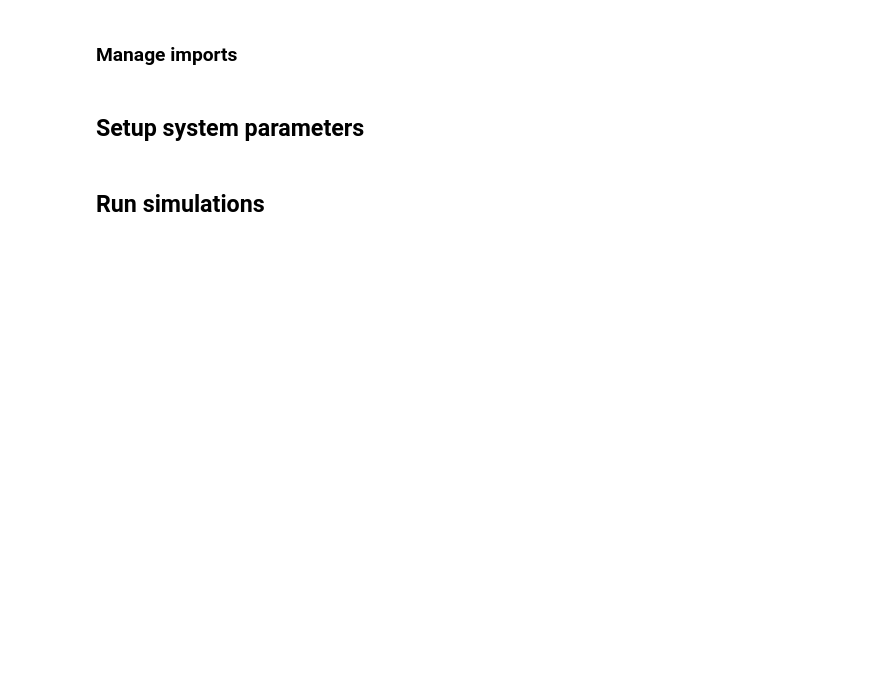
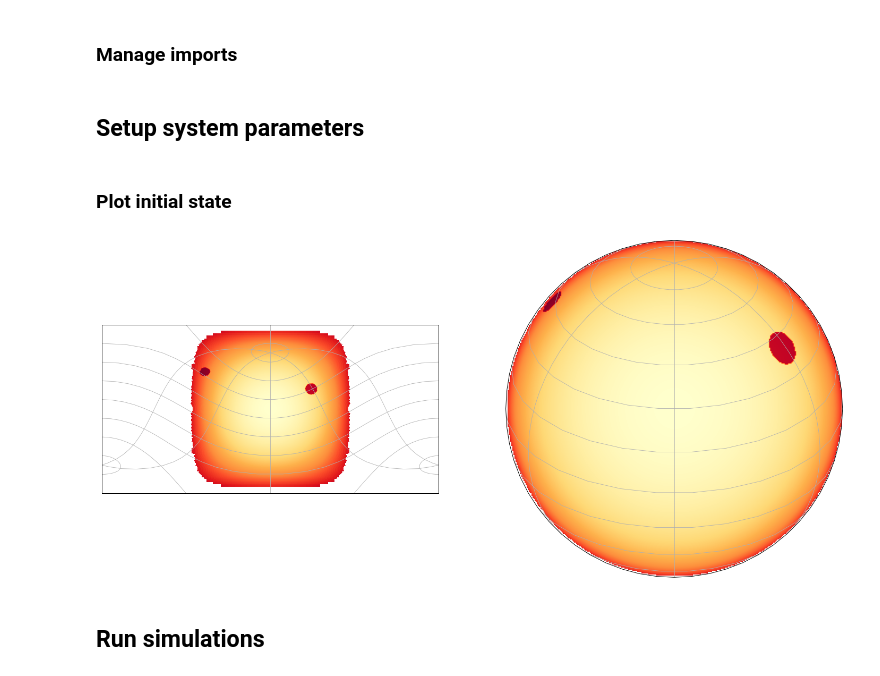
Before and after one commit to Millmer/Starspot-Model, a Jupyter notebook: Model.ipynb, the cells around one changed output. Drawn from its saved outputs; the diff is of its cells as text; code cells hidden in the pictures; blank space fills up the shorter version.

```diff
--- a/Model.ipynb
+++ b/Model.ipynb
@@ -76,6 +84,31 @@ planet = Planet(params)
 
 # System params: star, planet, params
 system = System(star, planet, params)
+# %% [markdown]
+### Plot initial state
+# %%
+fig, axes = plt.subplots(1,2,figsize=(25,25))
+
+cmap = plt.cm.YlOrRd_r
+cmap.set_bad('w')
+
+# Rotated projection
+axes[0] = plt.subplot(121, projection=star.rotated_proj)
+axes[0].gridlines()
+axes[0].set_global()
+
+# Globe projection
+axes[1] = plt.subplot(122, projection=star.orth_proj)
+axes[1].gridlines()
+axes[1].set_global()
+
+# Draw newly calculated contours
+axes[0].imshow(star.spottedFlux, cmap=cmap, transform=star.orth_proj, interpolation='bilinear')
+axes[1].imshow(star.spottedFlux, cmap=cmap, transform=star.orth_proj, interpolation='bilinear', extent=[-1,1,-1,1])
+
+plt.show()
+# %% [output]
+[figure, added]
 # %% [markdown]
 ## Run simulations
 # %%
```
Also changed, not shown: parts of 15 cells of this notebook, 12 other files.
